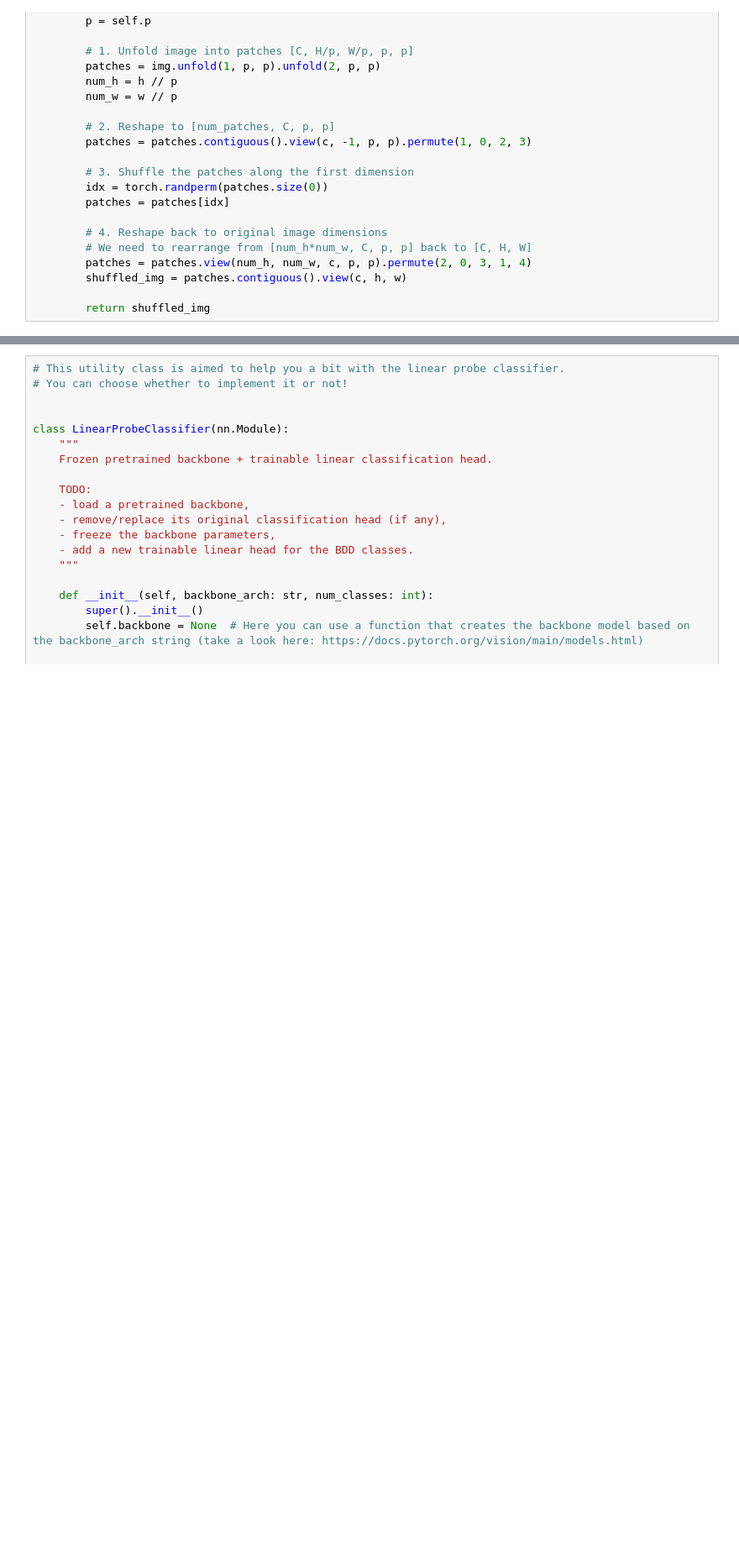
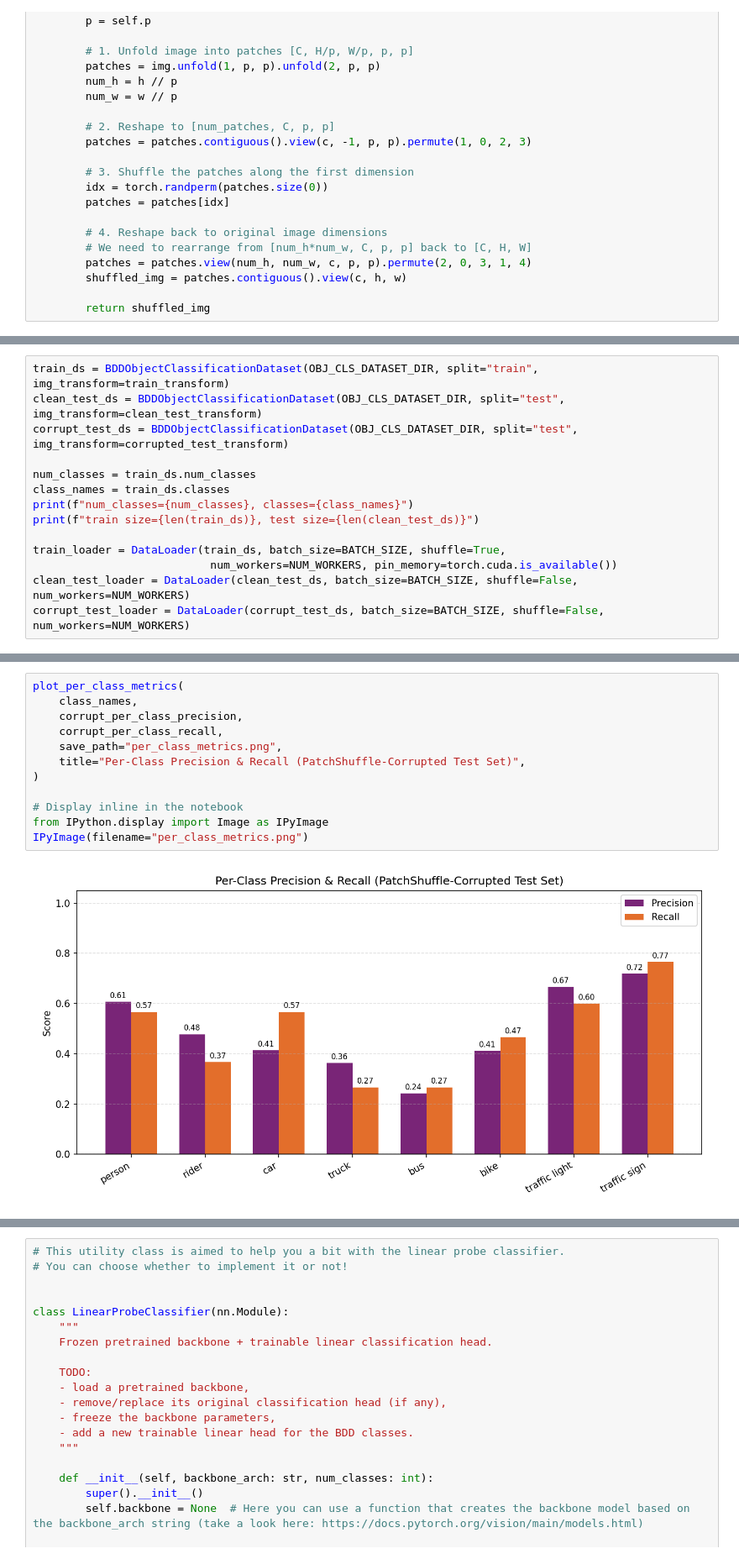
Before and after one commit to Annes2/deepLearning, a Jupyter notebook: assignment2_skeleton.ipynb, the cells around one changed output, grey strips where cells are left out. Shown at 84% size. Cells and saved outputs as stored; diff of their text form; blank space fills up the shorter version.

```diff
--- a/assignment2_skeleton.ipynb
+++ b/assignment2_skeleton.ipynb
@@ -1455,0 +940,14 @@ plt.show()
+# %%
+train_ds = BDDObjectClassificationDataset(OBJ_CLS_DATASET_DIR, split="train", img_transform=train_transform)
+clean_test_ds = BDDObjectClassificationDataset(OBJ_CLS_DATASET_DIR, split="test", img_transform=clean_test_transform)
+corrupt_test_ds = BDDObjectClassificationDataset(OBJ_CLS_DATASET_DIR, split="test", img_transform=corrupted_test_transform)
+
+num_classes = train_ds.num_classes
+class_names = train_ds.classes
+print(f"num_classes={num_classes}, classes={class_names}")
+print(f"train size={len(train_ds)}, test size={len(clean_test_ds)}")
+
+train_loader = DataLoader(train_ds, batch_size=BATCH_SIZE, shuffle=True,
+                           num_workers=NUM_WORKERS, pin_memory=torch.cuda.is_available())
+clean_test_loader = DataLoader(clean_test_ds, batch_size=BATCH_SIZE, shuffle=False, num_workers=NUM_WORKERS)
+corrupt_test_loader = DataLoader(corrupt_test_ds, batch_size=BATCH_SIZE, shuffle=False, num_workers=NUM_WORKERS)
@@ -1455,0 +1007,14 @@ plt.show()
+# %%
+plot_per_class_metrics(
+    class_names,
+    corrupt_per_class_precision,
+    corrupt_per_class_recall,
+    save_path="per_class_metrics.png",
+    title="Per-Class Precision & Recall (PatchShuffle-Corrupted Test Set)",
+)
+
+# Display inline in the notebook
+from IPython.display import Image as IPyImage
+IPyImage(filename="per_class_metrics.png")
+# %% [output]
+[figure, added]
```
Also changed, not shown: parts of 16 cells of this notebook.
